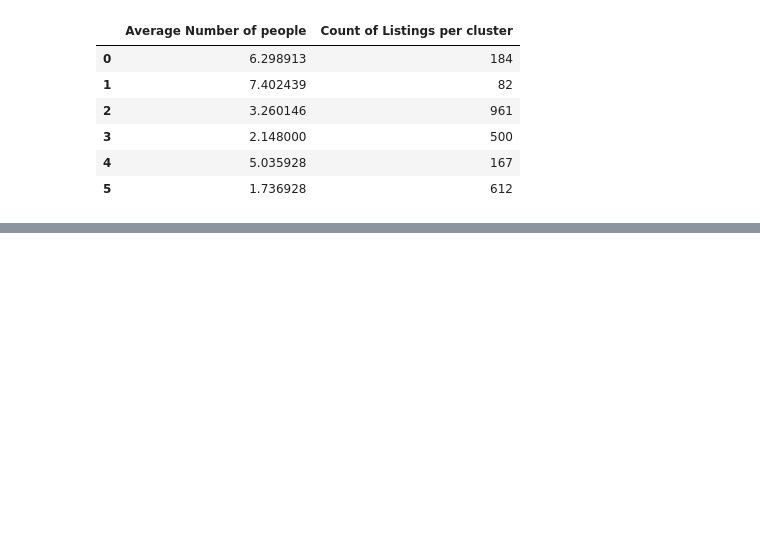
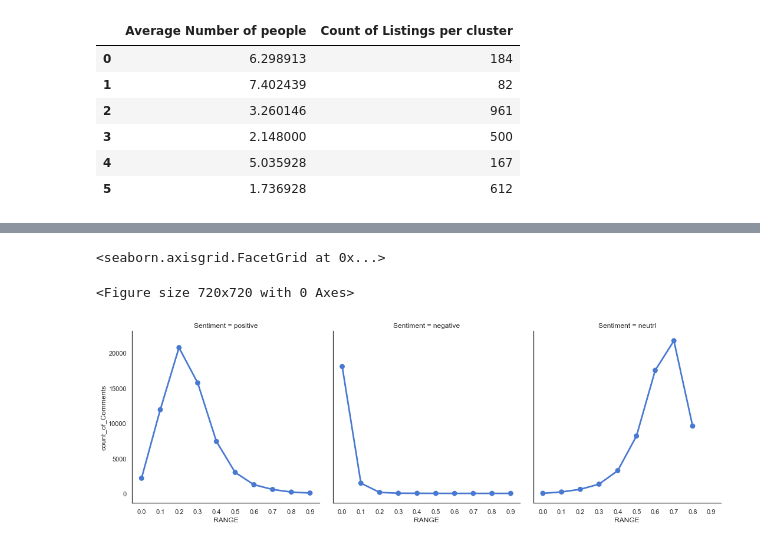
Before and after one commit to varad-desai/DataScience_Engineering_Tools_And_Methods, a Jupyter notebook: Data Science Project/BostonAirbnbDataScienceProject.ipynb, the cells around one changed output, grey strips where cells are left out. Cells and saved outputs as stored; diff of their text form; code cells hidden in the pictures; blank space fills up the shorter version.

Commit message:
Sentiment Analysis done

```diff
--- a/Data Science Project/BostonAirbnbDataScienceProject.ipynb
+++ b/Data Science Project/BostonAirbnbDataScienceProject.ipynb
@@ -649,0 +625,4 @@ plt.show()
+# %%
+reviewsDF = pd.read_csv("reviews.csv")
+reviewsDF = reviewsDF.dropna()
+reviewsDF.head()
@@ -649,0 +710,16 @@ plt.show()
+# %%
+# visualize polarity score for negativity
+
+polarDFneg=EngReviewsDF[['neg']]
+polarDFneg=polarDFneg.groupby(pd.cut(polarDFneg["neg"], np.arange(0, 1.1, 0.1))).count()
+polarDFneg=polarDFneg.rename(columns={'neg':'count_of_Comments'})
+polarDFneg=polarDFneg.reset_index()
+polarDFneg=polarDFneg.rename(columns={'neg':'range_i'})
+for i,r in polarDFneg.iterrows():
+    polarDFneg.set_value(i,'RANGE',float(str(r['range_i'])[1:4].replace(',','')))
+    polarDFneg.set_value(i,'Sentiment','negative')
+del polarDFneg['range_i']
+for i,r in polarDFneg.iterrows():
+    polarDF=polarDF.append(pd.Series([r[0],r[1],r[2]],index=['count_of_Comments','RANGE','Sentiment']),ignore_index=True)
+
+polarDFneg.head()
@@ -649,0 +733,17 @@ plt.show()
+# %%
+# visualize polarity score for neutrality
+
+polarDFnut=EngReviewsDF[['neu']]
+polarDFnut=polarDFnut.groupby(pd.cut(polarDFnut["neu"], np.arange(0, 1.0, 0.1))).count()
+polarDFnut=polarDFnut.rename(columns={'neu':'count_of_Comments'})
+polarDFnut=polarDFnut.reset_index()
+polarDFnut=polarDFnut.rename(columns={'neu':'range_i'})
+for i,r in polarDFnut.iterrows():
+    polarDFnut.set_value(i,'RANGE',float(str(r['range_i'])[1:4].replace(',','')))
+    polarDFnut.set_value(i,'Sentiment','neutrl')
+del polarDFnut['range_i']
+
+for i,r in polarDFnut.iterrows():
+    polarDF=polarDF.append(pd.Series([r[0],r[1],r[2]],index=['count_of_Comments','RANGE','Sentiment']),ignore_index=True)
+
+polarDFnut.head()
@@ -649,0 +757,8 @@ plt.show()
+# %%
+%matplotlib inline
+plt.figure(figsize=(10,10))
+sns.factorplot(data=polarDF, x="RANGE", y="count_of_Comments",col="Sentiment")
+# %% [output]
+<seaborn.axisgrid.FacetGrid at 0x...>
+<Figure size 720x720 with 0 Axes>
+[figure, added]
```
Also changed, not shown: parts of 36 cells of this notebook, 2 other files.
